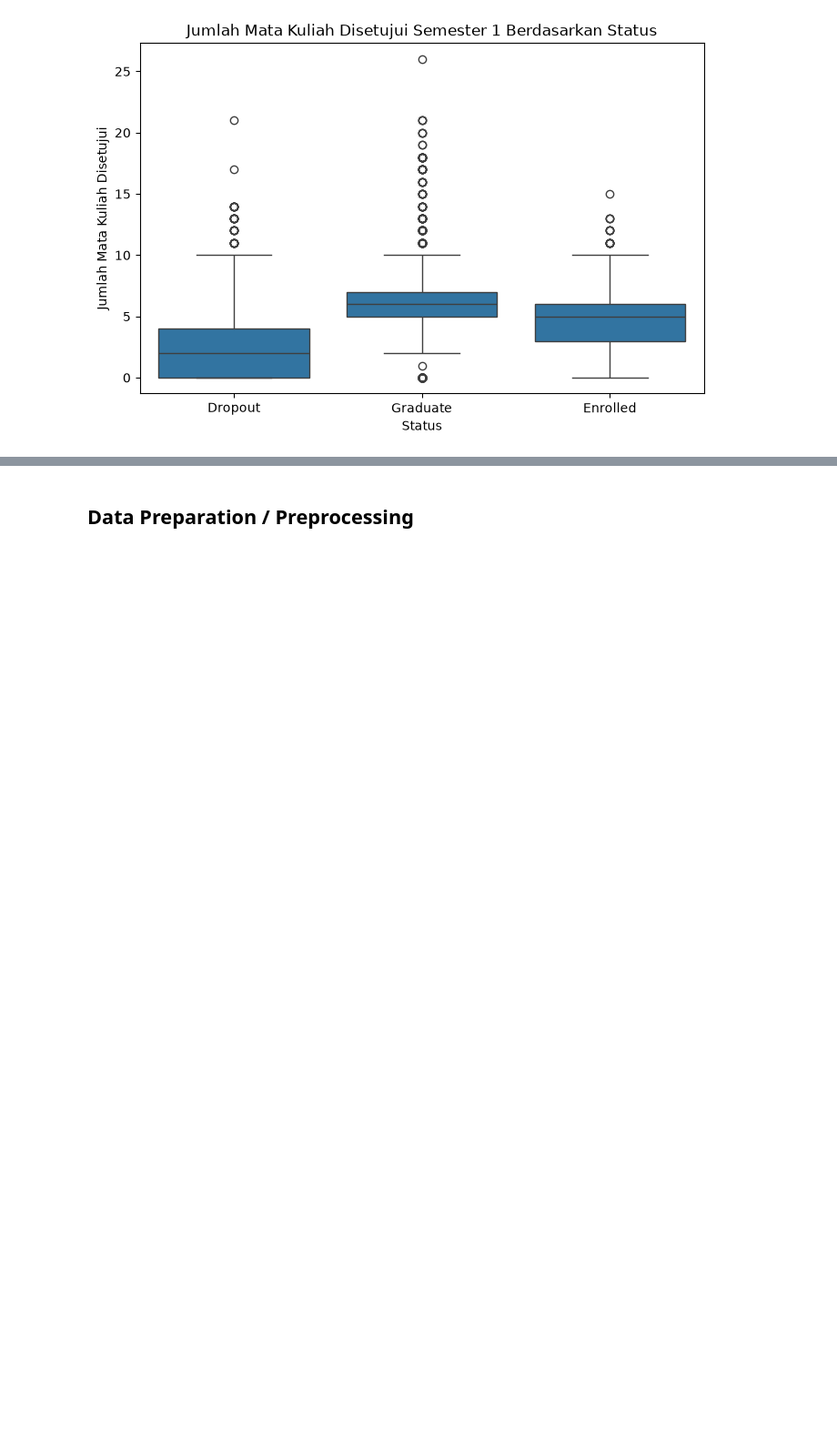
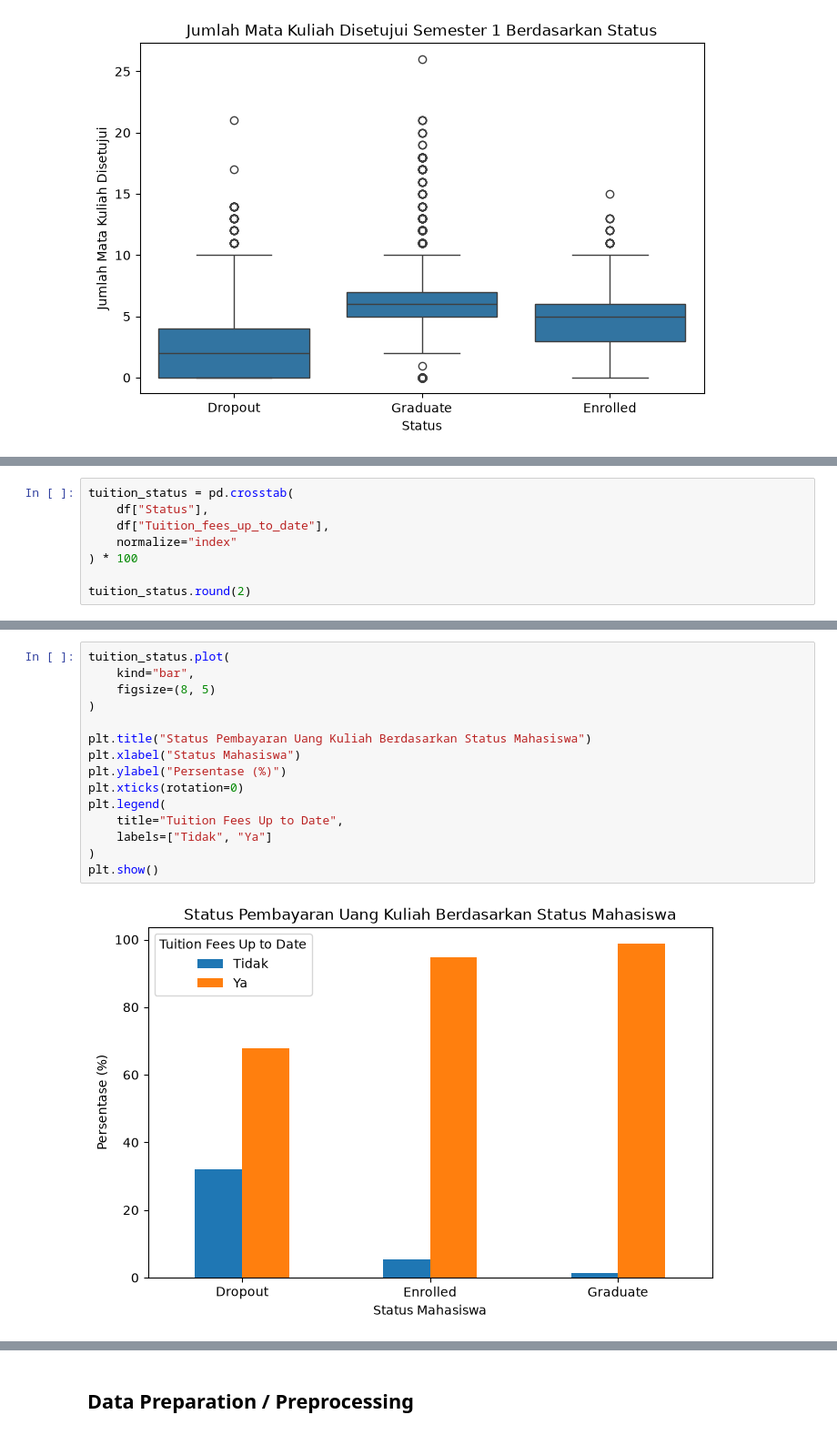
Before and after one commit to aeiprsty/institusi-pendidikan-perguruan-JJI, a Jupyter notebook: notebook.ipynb, the cells around one changed output, grey strips where cells are left out. Shown at 91% size. Saved outputs shown, nothing was run; the diff lists cells and outputs as text; blank space fills up the shorter version.

```diff
--- a/notebook.ipynb
+++ b/notebook.ipynb
@@ -235,0 +284,8 @@ plt.show()
+# %%
+tuition_status = pd.crosstab(
+    df["Status"],
+    df["Tuition_fees_up_to_date"],
+    normalize="index"
+) * 100
+
+tuition_status.round(2)
@@ -235,0 +298,17 @@ plt.show()
+# %%
+tuition_status.plot(
+    kind="bar",
+    figsize=(8, 5)
+)
+
+plt.title("Status Pembayaran Uang Kuliah Berdasarkan Status Mahasiswa")
+plt.xlabel("Status Mahasiswa")
+plt.ylabel("Persentase (%)")
+plt.xticks(rotation=0)
+plt.legend(
+    title="Tuition Fees Up to Date",
+    labels=["Tidak", "Ya"]
+)
+plt.show()
+# %% [output]
+[figure, added]
```
Also changed, not shown: parts of 13 cells of this notebook.
